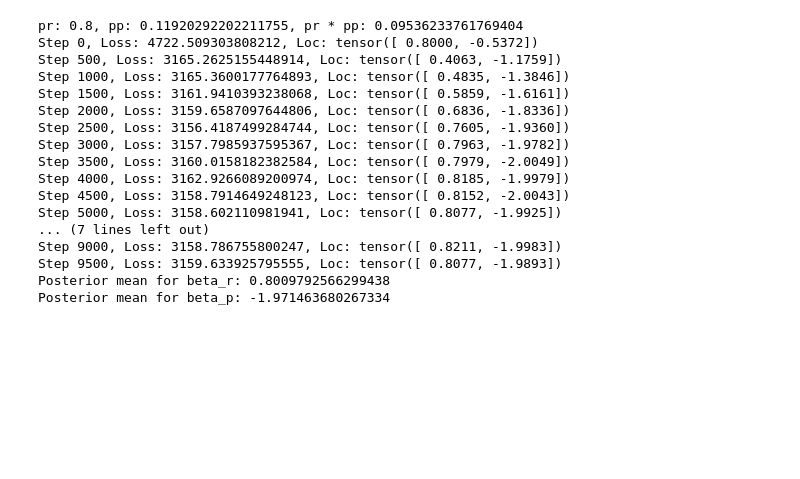
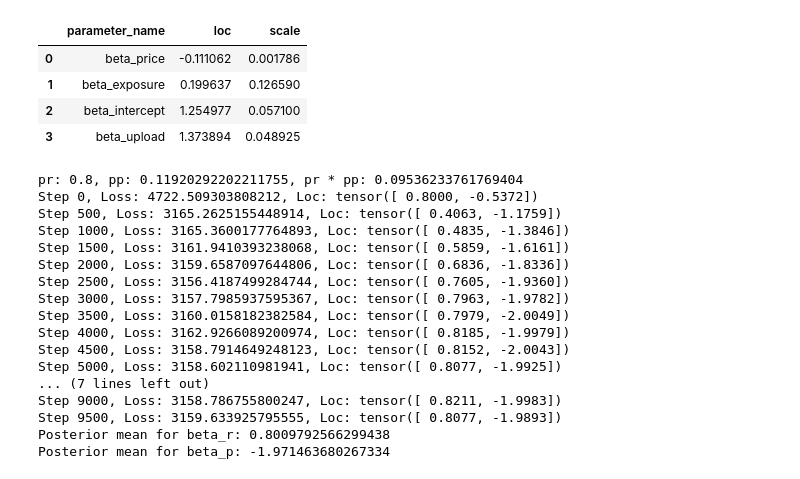
Before and after one commit to zl376/pyro_learn, a Jupyter notebook: test.ipynb, the cells around one changed output. Drawn from its saved outputs; the diff is of its cells as text; code cells hidden in the pictures; blank space fills up the shorter version.

Commit message:
Add:      1. Model for purchase prediction

```diff
--- a/test.ipynb
+++ b/test.ipynb
@@ -31,0 +43,3 @@
+# %%
+# Define model
+model = logistic_regression_model_purchase
@@ -31,0 +49,17 @@
+# %%
+# Clear the param store in case we're rerunning this cell
+pyro.clear_param_store()
+
+# Define the guide using AutoMultivariateNormal to learn a multivariate posterior
+guide = AutoNormal(model)
+
+# Set up the optimizer and inference method
+optimizer = Adam({"lr": 0.01, "betas": (0.90, 0.999)})
+svi = SVI(model, guide, optimizer, loss=Trace_ELBO())
+
+# Perform inference
+num_steps = 10000
+for step in range(num_steps):
+    loss = svi.step(x, y)
+    if step % 500 == 0:
+        print(f"Step {step}, Loss: {loss}") # , Loc: {dict(guide.locs.named_parameters())}")
@@ -32 +87,16 @@
+# %%
+# After training, access the learned posterior
+pd.DataFrame([
+    {
+        'parameter_name': name,
+        'loc': getattr(guide.locs, name).item(),
+        'scale': getattr(guide.scales, name).item(),
+    } for name, _ in guide.prototype_trace.iter_stochastic_nodes()
+])
+# %% [output]
+|  | parameter_name | loc | scale |
+| 0 | beta_price | -0.111062 | 0.001786 |
+| 1 | beta_exposure | 0.199637 | 0.126590 |
+| 2 | beta_intercept | 1.254977 | 0.057100 |
+| 3 | beta_upload | 1.373894 | 0.048925 |
 # %%
```
Also changed, not shown: parts of 7 cells of this notebook, 1 other file.
